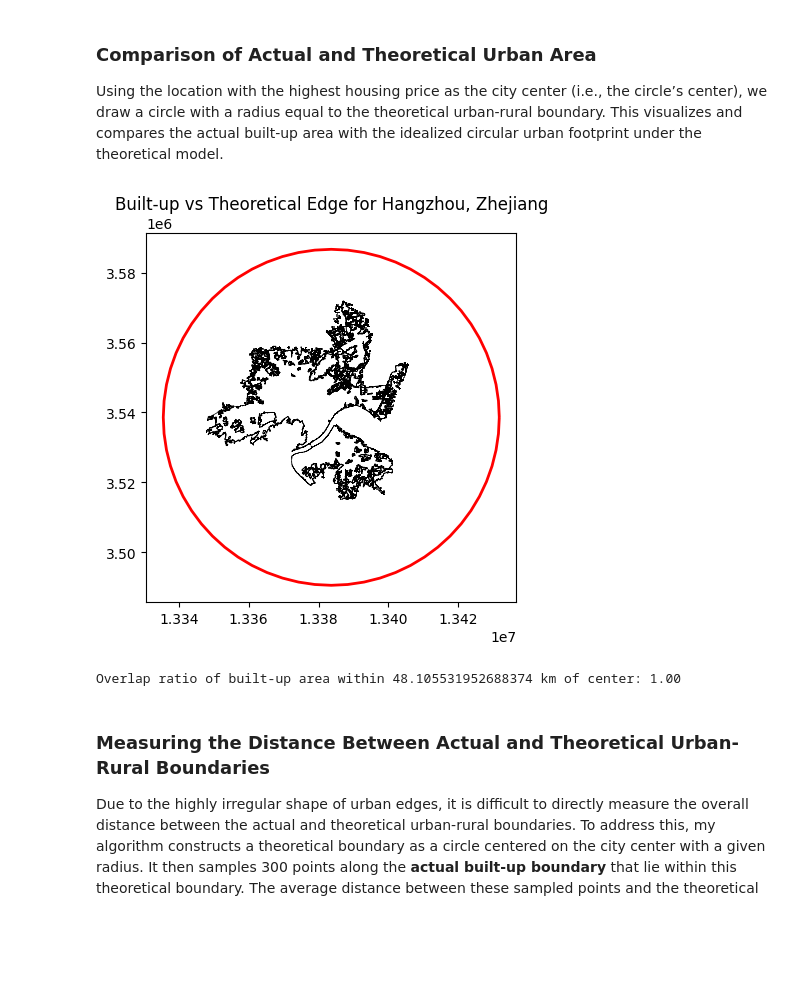
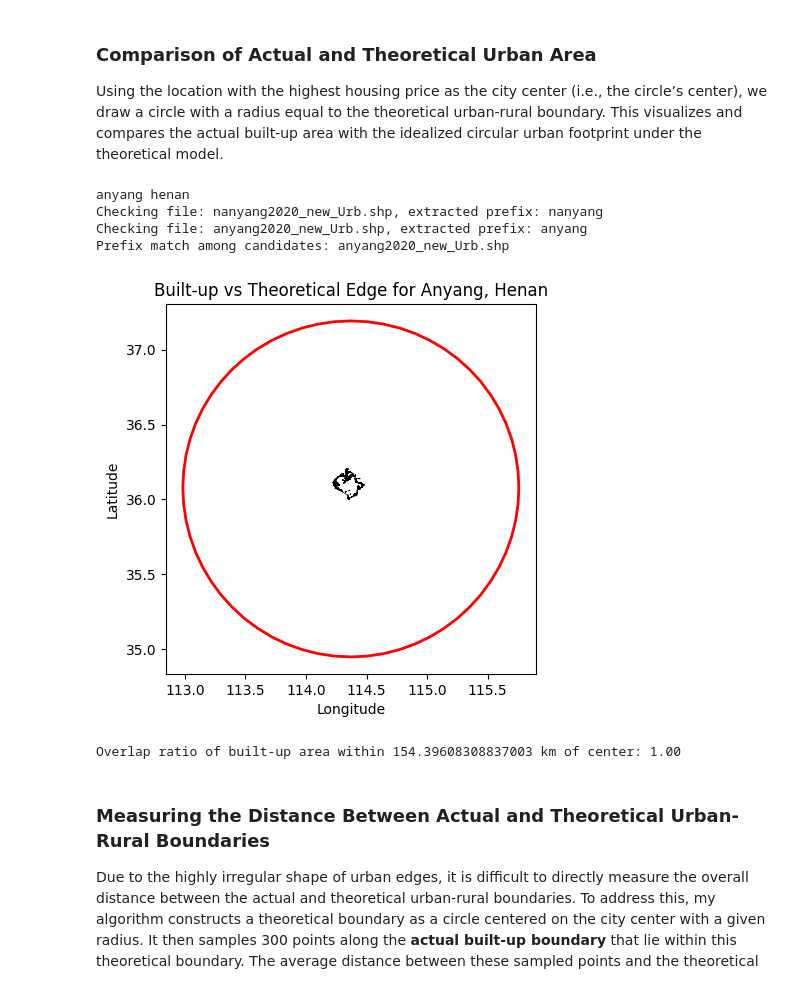
Before and after one commit to Lezy01/Welfare_Loss_from_Urban_Boundaries, a Jupyter notebook: Code/rent_curve_cal_mac.ipynb, the cells around one changed output. Drawn from its saved outputs; the diff is of its cells as text; code cells hidden in the pictures; blank space fills up the shorter version.

```diff
--- a/Code/rent_curve_cal.ipynb
+++ b/Code/rent_curve_cal_mac.ipynb
@@ -361,7 +361,8 @@ def fit_urban_land_rent_curve(prov, city, alpha=0.3,
 
     return center_coord,model, df
 # %%
-(center_lat, center_lon), model, df_result = fit_urban_land_rent_curve("Zhejiang","Hangzhou", alpha=0.3)
+
+(center_lat, center_lon), model, df_result = fit_urban_land_rent_curve("Henan","Anyang", alpha=0.3)
 model.summary()
 # %% [output]
 OLS Regression Results
@@ -433,6 +434,6 @@ def get_urban_rural_boundary_edge(prov, city, model,
     return edge if edge > 0 else None
 # %%
 
-edge_km = get_urban_rural_boundary_edge("Zhejiang","Hangzhou", model)
+edge_km = get_urban_rural_boundary_edge("Henan","Anyang", model)
 print(f"Estimated urban edge distance (km): {edge_km:.2f}" if edge_km else "No valid edge found")
 # %% [output]
@@ -444,35 +488,10 @@ Using the location with the highest housing price as the city center (i.e., the
 # %%
 
 
-def find_shp_file(prov, city, root_path="/Users/yxy/UChi/Spring2025/MACS30123/Final_project/Data/Raw/China_BuiltUp_300kCities_2020"):
-
-    prov_folder = os.path.join(root_path, prov)
-    if not os.path.isdir(prov_folder):
-        print(f"Warning: Province folder does not exist: {prov_folder}")
-        return None
-
-    shp_files = [f for f in os.listdir(prov_folder) if f.endswith(".shp")]
-    city_lower = city.lower()
-    prov_lower = prov.lower()
-
-    matched_file = None
-
-    for f in shp_files:
-        if city_lower in f.lower():
-            matched_file = os.path.join(prov_folder, f)
-            break
-    if not matched_file:
-        for f in shp_files:
-            if prov_lower in f.lower():
-                matched_file = os.path.join(prov_folder, f)
-                break
-
-    return matched_file
-
-def analyze_builtup_vs_theory_edge(prov, city, center_lat, center_lon, radius_km,
+def analyze_builtup_vs_theory_edge(prov, city, center, radius_km,
                                     root_path="/Users/yxy/UChi/Spring2025/MACS30123/Final_project/Data/Raw/China_BuiltUp_300kCities_2020"):
 
-
+    center_lon, center_lat = center
     matched_file = find_shp_file(prov, city, root_path)
     if not matched_file:
         print(f"Error: No matching shapefile found for {prov}-{city}.")
@@ -488,8 +507,6 @@ def analyze_builtup_vs_theory_edge(prov, city, center_lat, center_lon, radius_km
     gdf_circle = gpd.GeoDataFrame(geometry=[circle_geom], crs="EPSG:3857")
     intersection = gdf_built.intersects(circle_geom)
 
-    gdf_circle = gpd.GeoDataFrame(geometry=[circle_geom], crs="EPSG:3857")
-    intersection = gdf_built.intersects(circle_geom)
 
     ax = gdf_built.plot(edgecolor='black', facecolor='none', linewidth=0.5)
     gdf_circle.plot(ax=ax, edgecolor='red', facecolor='none', linewidth=2)
@@ -499,10 +516,14 @@ def analyze_builtup_vs_theory_edge(prov, city, center_lat, center_lon, radius_km
     overlap_ratio = intersection.sum() / len(gdf_built)
     print(f"Overlap ratio of built-up area within {radius_km} km of center: {overlap_ratio:.2f}")
 # %%
-analyze_builtup_vs_theory_edge("Zhejiang","Hangzhou", center_lat, center_lon, edge_km)
+analyze_builtup_vs_theory_edge("Henan","Anyang", (center_lon, center_lat), edge_km)
 # %% [output]
+anyang henan
+Checking file: nanyang2020_new_Urb.shp, extracted prefix: nanyang
+Checking file: anyang2020_new_Urb.shp, extracted prefix: anyang
+Prefix match among candidates: anyang2020_new_Urb.shp
-[figure, old version]
+[figure, new version]
-Overlap ratio of built-up area within 48.105531952688374 km of center: 1.00
+Overlap ratio of built-up area within 154.39608308837003 km of center: 1.00
 # %% [markdown]
 ### Measuring the Distance Between Actual and Theoretical Urban-Rural Boundaries
 
```
Also changed, not shown: parts of 6 cells of this notebook.
